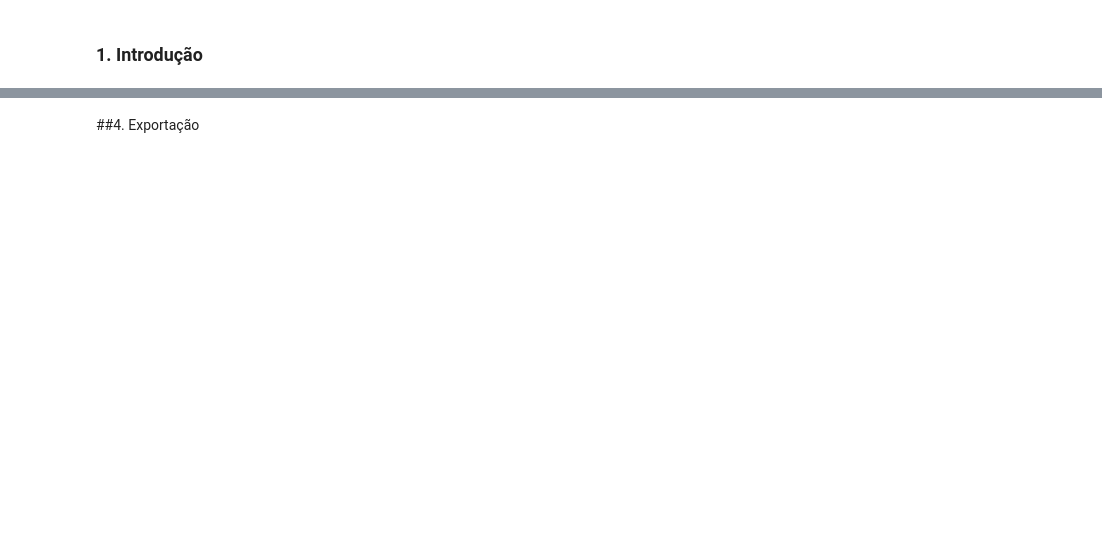
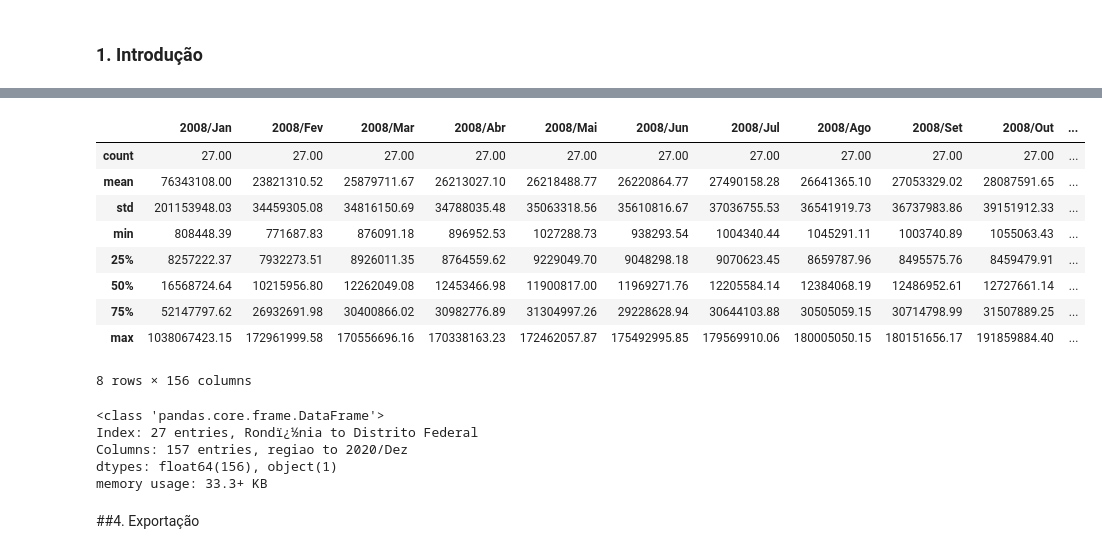
Before and after one commit to lfhillesheim/analise_data_sus, a Jupyter notebook: notebooks/tratamento.ipynb, the cells around one changed output, grey strips where cells are left out. Saved outputs shown, nothing was run; the diff lists cells and outputs as text; code cells hidden in the pictures; blank space fills up the shorter version.

```diff
--- a/notebooks/tratamento.ipynb
+++ b/notebooks/tratamento.ipynb
@@ -66,0 +87,3 @@ dados_aux = pd.read_csv(
+# %%
+dados_valor_estado = dados_aux
+dados_valor_estado.head()
@@ -66,0 +100,4 @@ dados_aux = pd.read_csv(
+# %%
+dados_valor_estado = dados_valor_estado.replace('-', np.nan)
+dados_valor_estado = dados_valor_estado.astype('float64')
+dados_valor_estado = dados_valor_estado.loc[:,'2008/Jan':'2020/Dez']
@@ -66,0 +108,9 @@ dados_aux = pd.read_csv(
+# %%
+'''Formatar os valores para ponto flutuante'''
+pd.options.display.float_format = '{:.2f}'.format
+
+'''Renomear a Coluna Unidade da Federação to UF'''
+dados_valor_estado = dados_valor_estado.rename(columns={"Unidade da Federação": "UF"})
+
+display(dados_valor_estado.head(3))
+display(dados_valor_estado.tail(3))
@@ -66,0 +130,11 @@ dados_aux = pd.read_csv(
+# %%
+'''Vamos criar uma coluna região, "splitando" o primeiro caracter da coluna UF e excluindo a sujeira da coluna UF;'''
+
+dados_valor_estado.insert(0, 'regiao',  dados_valor_estado.index.str.slice(0,1) )
+dados_valor_estado.index = dados_valor_estado.index.str.slice(3,)
+
+'''Aqui vamos alterar o numero que sobrou para sua região correspondente'''
+
+replace_values = { "1":"Norte","2":'Nordeste',"3":'Sudeste',"4":'Sul',"5":'Centro-oeste'}
+dados_valor_estado = dados_valor_estado.replace({"regiao" : replace_values})
+dados_valor_estado.tail(2)
@@ -67,2 +147,25 @@ dados_aux = pd.read_csv(
+# %%
+''' a descrição dos dados das colunas contáveis da tabela ajudam bastante no entendimento, podemos usar algumas métricas especificas como mean, max e min'''
+
+dados_valor_estado.describe()
+# %% [output]
+|  | 2008/Jan | 2008/Fev | 2008/Mar | 2008/Abr | 2008/Mai | 2008/Jun | 2008/Jul | 2008/Ago | 2008/Set | 2008/Out | ... |
+| count | 27.00 | 27.00 | 27.00 | 27.00 | 27.00 | 27.00 | 27.00 | 27.00 | 27.00 | 27.00 | ... |
+| mean | 76343108.00 | 23821310.52 | 25879711.67 | 26213027.10 | 26218488.77 | 26220864.77 | 27490158.28 | 26641365.10 | 27053329.02 | 28087591.65 | ... |
+| std | 201153948.03 | 34459305.08 | 34816150.69 | 34788035.48 | 35063318.56 | 35610816.67 | 37036755.53 | 36541919.73 | 36737983.86 | 39151912.33 | ... |
+| min | 808448.39 | 771687.83 | 876091.18 | 896952.53 | 1027288.73 | 938293.54 | 1004340.44 | 1045291.11 | 1003740.89 | 1055063.43 | ... |
+| 25% | 8257222.37 | 7932273.51 | 8926011.35 | 8764559.62 | 9229049.70 | 9048298.18 | 9070623.45 | 8659787.96 | 8495575.76 | 8459479.91 | ... |
+| 50% | 16568724.64 | 10215956.80 | 12262049.08 | 12453466.98 | 11900817.00 | 11969271.76 | 12205584.14 | 12384068.19 | 12486952.61 | 12727661.14 | ... |
+| 75% | 52147797.62 | 26932691.98 | 30400866.02 | 30982776.89 | 31304997.26 | 29228628.94 | 30644103.88 | 30505059.15 | 30714798.99 | 31507889.25 | ... |
+| max | 1038067423.15 | 172961999.58 | 170556696.16 | 170338163.23 | 172462057.87 | 175492995.85 | 179569910.06 | 180005050.15 | 180151656.17 | 191859884.40 | ... |
+8 rows × 156 columns
+# %%
+dados_valor_estado.info()
+# %% [output]
+<class 'pandas.core.frame.DataFrame'>
+Index: 27 entries, Rondï¿½nia to Distrito Federal
+Columns: 157 entries, regiao to 2020/Dez
+dtypes: float64(156), object(1)
+memory usage: 33.3+ KB
 # %% [markdown]
 ##4. Exportação <a name="export"></a>
```
Also changed, not shown: parts of 22 cells of this notebook.
